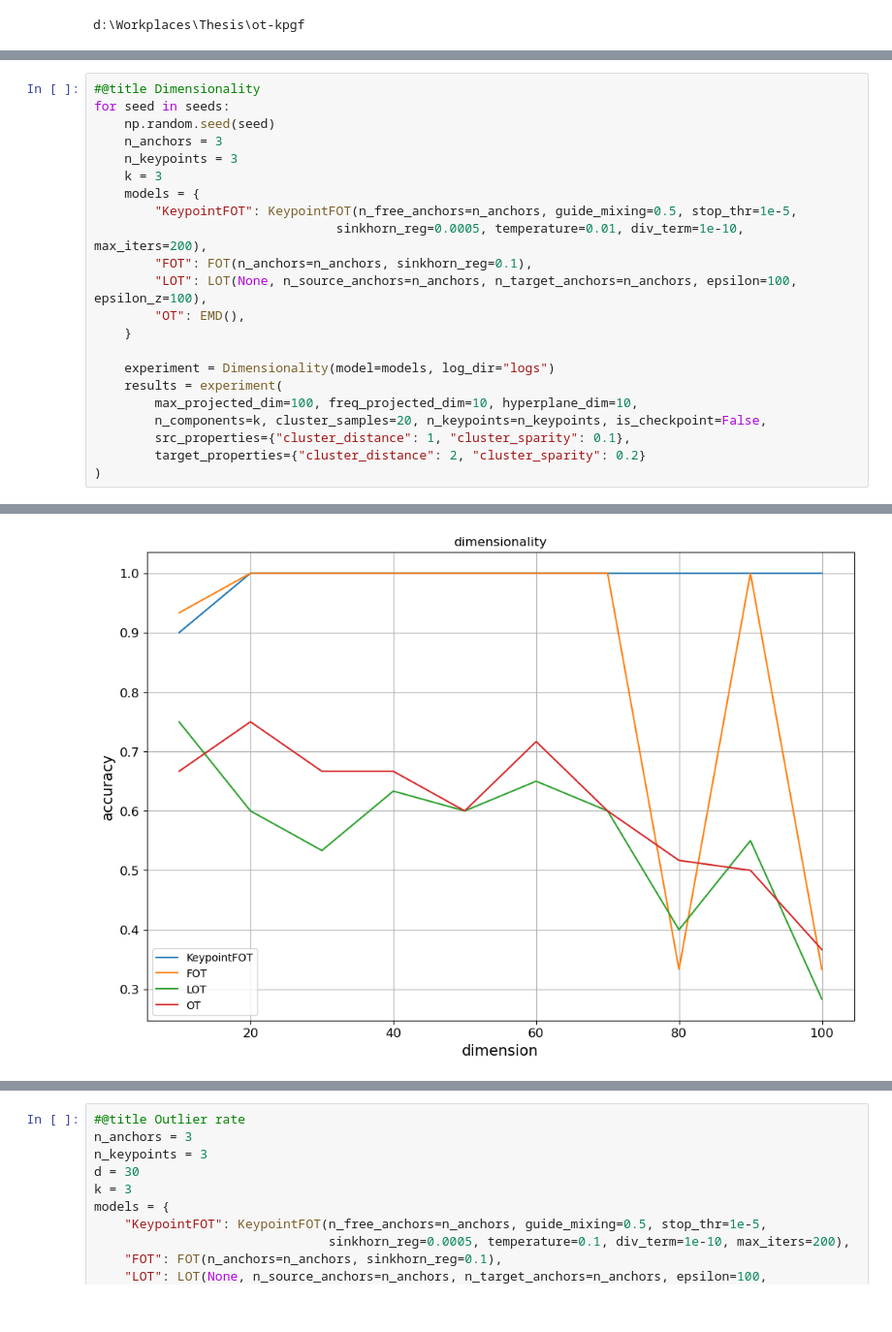
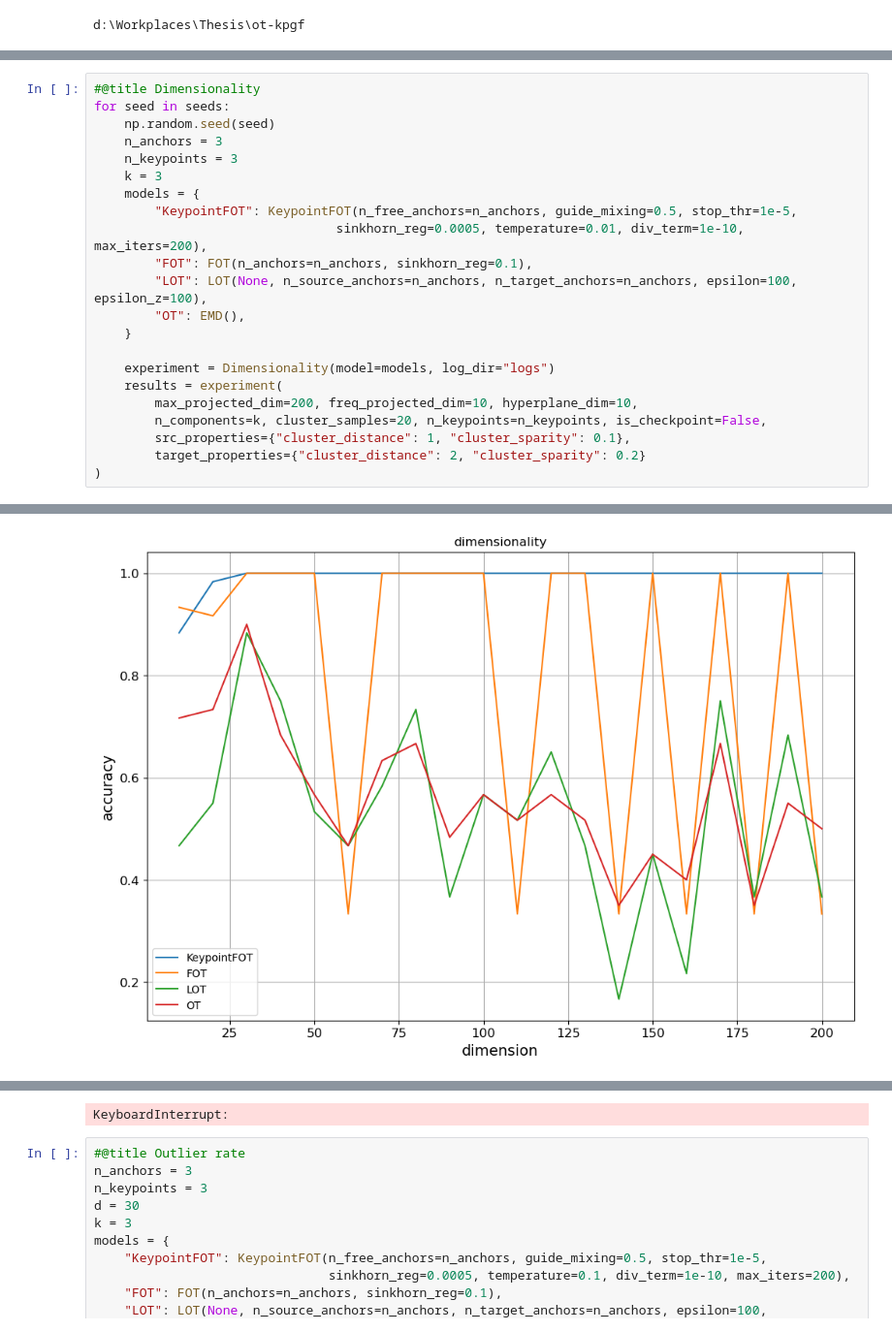
Before and after one commit to minhngt62/ot-kpgf, a Jupyter notebook: notebooks/1. Robustness to Perturbation.ipynb, the cells around one changed output, grey strips where cells are left out. Shown: that part at 97% size. Cells and saved outputs as stored; diff of their text form.

```diff
--- a/notebooks/1. Robustness to Perturbation.ipynb
+++ b/notebooks/1. Robustness to Perturbation.ipynb
@@ -55,7 +55,7 @@ for seed in seeds:
 
     experiment = Dimensionality(model=models, log_dir="logs")
     results = experiment(
-        max_projected_dim=100, freq_projected_dim=10, hyperplane_dim=10,
+        max_projected_dim=200, freq_projected_dim=10, hyperplane_dim=10,
         n_components=k, cluster_samples=20, n_keypoints=n_keypoints, is_checkpoint=False,
         src_properties={"cluster_distance": 1, "cluster_sparity": 0.1},
         target_properties={"cluster_distance": 2, "cluster_sparity": 0.2}
@@ -74 +84 @@ Dimension: 100, Accuracy: {'KeypointFOT': 1.0, 'FOT': 0.3333333333333333, 'LOT':
-[figure, old version]
+[figure, new version]
@@ -75,3 +135,4 @@ Dimension: 100, Accuracy: {'KeypointFOT': 1.0, 'FOT': 0.3333333333333333, 'LOT':
+KeyboardInterrupt:
 # %%
 #@title Outlier rate
 n_anchors = 3
```
Also changed, not shown: parts of 2 cells of this notebook, 13 other files.
